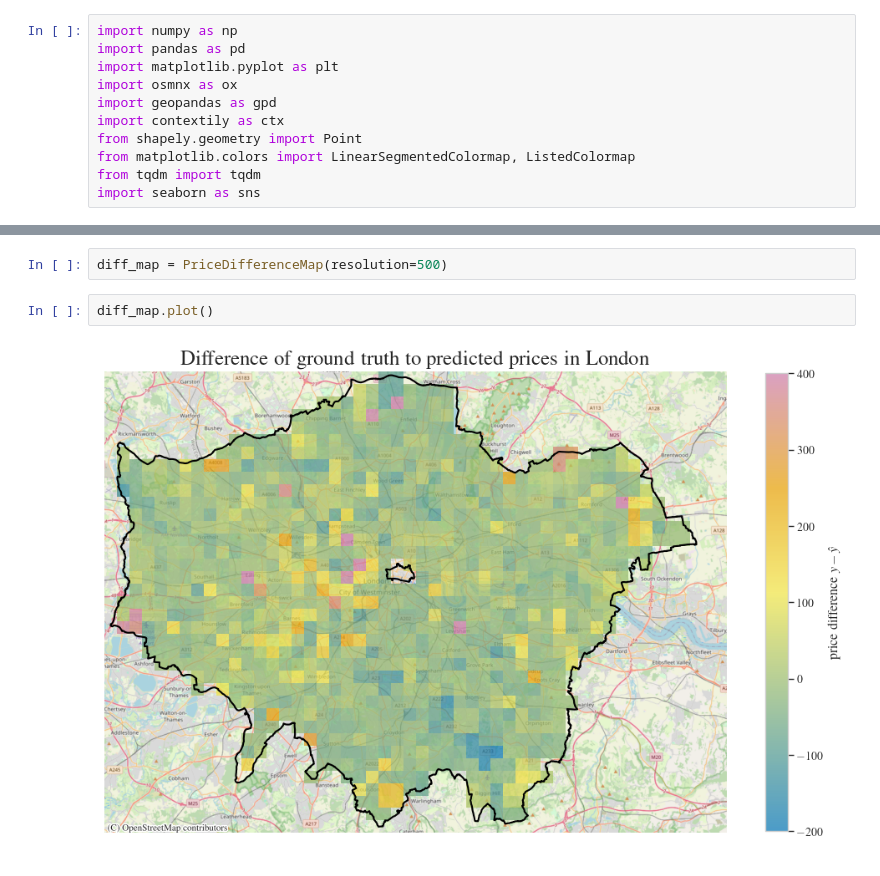
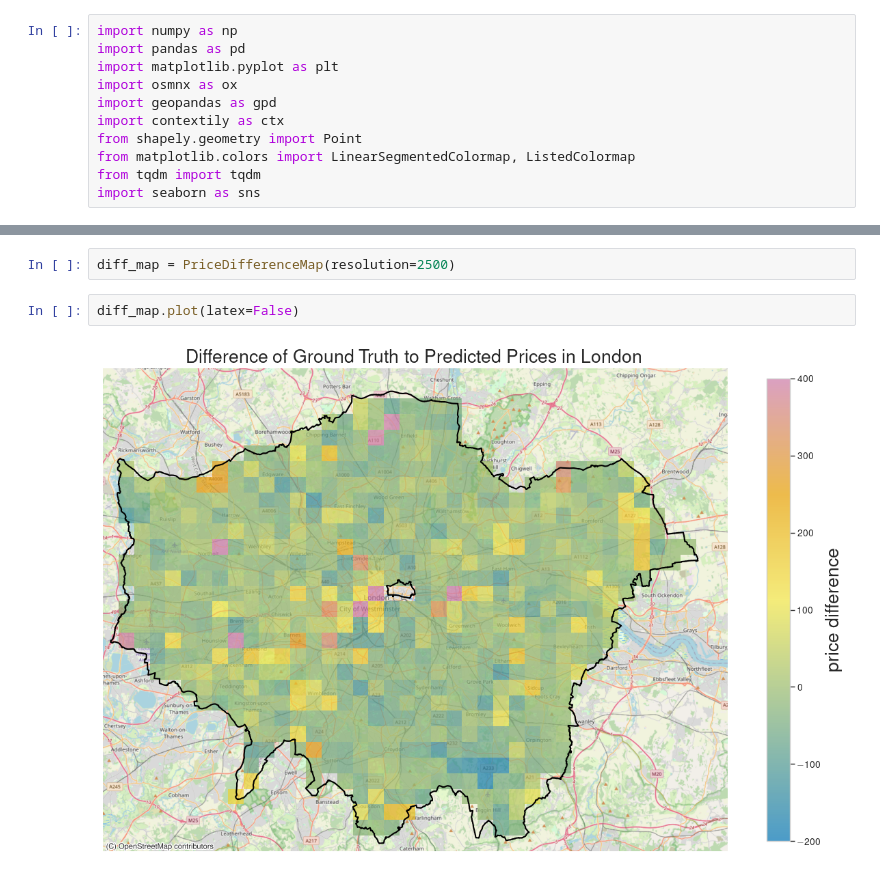
Before and after one commit to GeorgTirp/DataLit-InsideAirbnb, a Jupyter notebook: visualization/visualization.ipynb, the cells around one changed output, grey strips where cells are left out. Saved outputs shown, nothing was run; the diff lists cells and outputs as text.

```diff
--- a/visualization/visualization.ipynb
+++ b/visualization/visualization.ipynb
@@ -116,8 +126,8 @@ class PriceDifferenceMap:
         plt.savefig(save_folder, dpi=300, transparent=True)
         plt.show()
 # %%
-diff_map = PriceDifferenceMap(resolution=500)
+diff_map = PriceDifferenceMap(resolution=2500)
 # %%
-diff_map.plot()
+diff_map.plot(latex=False)
 # %% [output]
-[figure, old version]
+[figure, new version]
```
Also changed, not shown: parts of 1 cell of this notebook, 1 other file.
